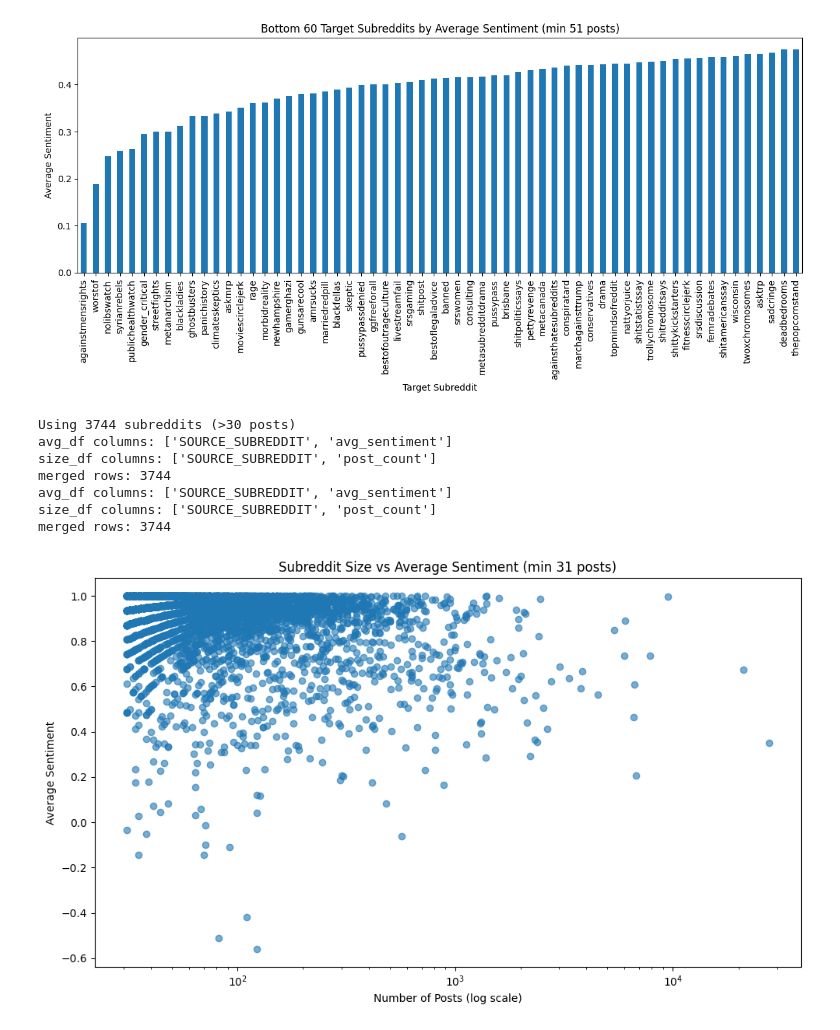
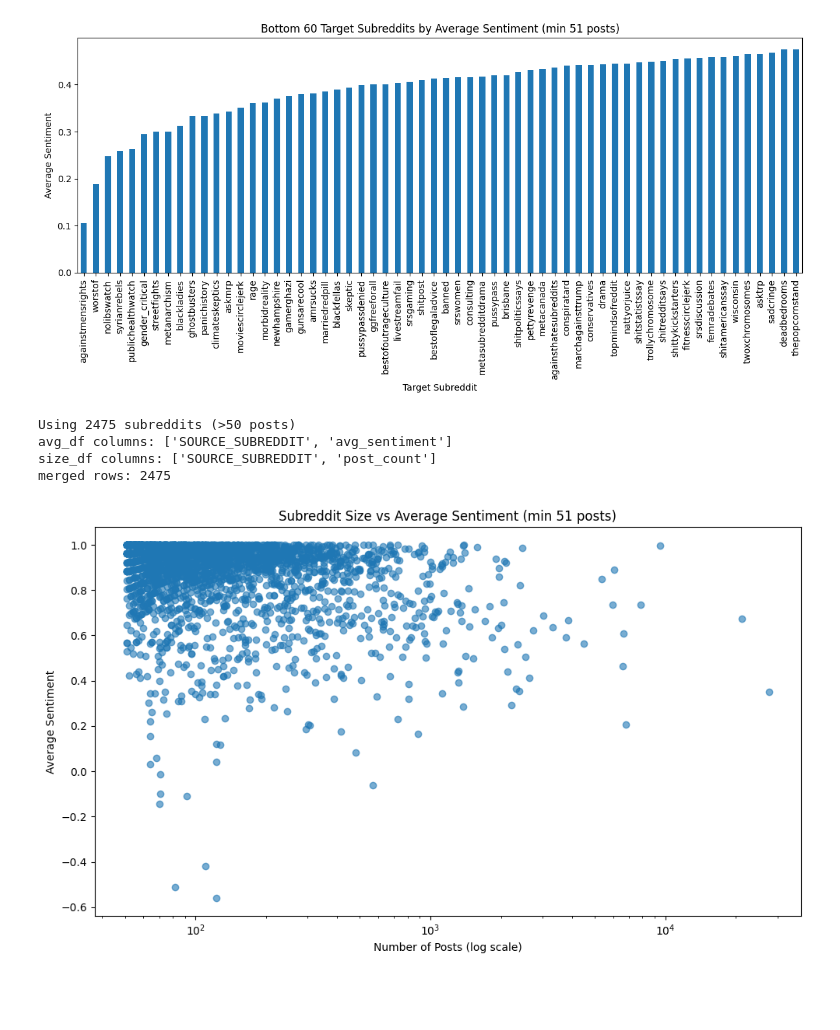
Before and after one commit to epfl-ada/ada-2025-project-othertagada, a Jupyter notebook: robin.ipynb, the cells around one changed output. Drawn from its saved outputs; the diff is of its cells as text; code cells hidden in the pictures; blank space fills up the shorter version.

```diff
--- a/robin.ipynb
+++ b/robin.ipynb
@@ -36,0 +38,13 @@ plt.show()
+# %%
+# Sentiment by day of month
+
+data['day'] = data['TIMESTAMP'].dt.day
+sentiment_by_hour = data.groupby('day')['LINK_SENTIMENT'].mean()
+
+sentiment_by_hour.plot(kind='bar')
+plt.ylim(0.75, 0.85)
+plt.title('Mean sentiment per day of month')
+plt.xlabel('Day of month')
+plt.ylabel('Mean Sentiment')
+plt.tight_layout()
+plt.show()
@@ -36,0 +53,13 @@ plt.show()
+# %%
+# Sentiment by month of year
+
+data['month'] = data['TIMESTAMP'].dt.month
+sentiment_by_hour = data.groupby('month')['LINK_SENTIMENT'].mean()
+
+sentiment_by_hour.plot(kind='bar')
+plt.ylim(0.79, 0.83)
+plt.title('Mean sentiment per month of year')
+plt.xlabel('Month of year')
+plt.ylabel('Mean Sentiment')
+plt.tight_layout()
+plt.show()
@@ -36,0 +68,16 @@ plt.show()
+# %%
+# Sentiment by month of year, one bar color per year
+data['year'] = data['TIMESTAMP'].dt.year
+data['month'] = data['TIMESTAMP'].dt.month
+sentiment_by_month_year = data.groupby(['year', 'month'])['LINK_SENTIMENT'].mean().unstack(level=0)
+# Remove 2013 because too few data
+index_year_over_2013 = sentiment_by_month_year.columns > 2013
+sentiment_by_month_year = sentiment_by_month_year.loc[:, index_year_over_2013]
+
+sentiment_by_month_year.plot(kind='bar')
+plt.ylim(0.78, 0.83)
+plt.title('Mean sentiment per month of year, by year')
+plt.xlabel('Month of year')
+plt.ylabel('Mean Sentiment')
+plt.tight_layout()
+plt.show()
@@ -122,43 +171,40 @@ Using 2077 subreddits (>50 posts)
 # Rank subreddits by average sentiment and size
 
 # Only include subreddits with more than 30 entries
-min_count = 30
+min_count = 50
 counts = data['SOURCE_SUBREDDIT'].value_counts()
 popular_subs = counts[counts > min_count].index
 print(f'Using {len(popular_subs)} subreddits (>{min_count} posts)')
 
 # Compute average sentiment only for popular subreddits
 df_sub = data[data['SOURCE_SUBREDDIT'].isin(popular_subs)].copy()
 avg_sentiment_by_subreddit = df_sub.groupby('SOURCE_SUBREDDIT')['LINK_SENTIMENT'].mean()
 
 # Convert to dataframe and plot scatter plot of avg sentiment vs subreddit size
 avg_df = avg_sentiment_by_subreddit.reset_index()
 avg_df.columns = ['SOURCE_SUBREDDIT', 'avg_sentiment']
 
 # Build size dataframe reliably (explicit column names)
 size_df = counts.reset_index()
 size_df.columns = ['SOURCE_SUBREDDIT', 'post_count']
 
 # Merge and check columns
 merged_df = avg_df.merge(size_df, on='SOURCE_SUBREDDIT')
 print('avg_df columns:', avg_df.columns.tolist())
 print('size_df columns:', size_df.columns.tolist())
 print('merged rows:', len(merged_df))
 
 plt.figure(figsize=(10,6))
 plt.scatter(merged_df['post_count'], merged_df['avg_sentiment'], alpha=0.6)
 plt.xscale('log')
 plt.xlabel('Number of Posts (log scale)')
 plt.ylabel('Average Sentiment')
 plt.title(f'Subreddit Size vs Average Sentiment (min {min_count+1} posts)')
 plt.tight_layout()
 plt.show()
 # %% [output]
-Using 3744 subreddits (>30 posts)
+Using 2475 subreddits (>50 posts)
 avg_df columns: ['SOURCE_SUBREDDIT', 'avg_sentiment']
 size_df columns: ['SOURCE_SUBREDDIT', 'post_count']
-merged rows: 3744
-avg_df columns: ['SOURCE_SUBREDDIT', 'avg_sentiment']
-size_df columns: ['SOURCE_SUBREDDIT', 'post_count']
-merged rows: 3744
+merged rows: 2475
-[figure, old version]
+[figure, new version]
```
Also changed, not shown: parts of 7 cells of this notebook, 2 other files.
